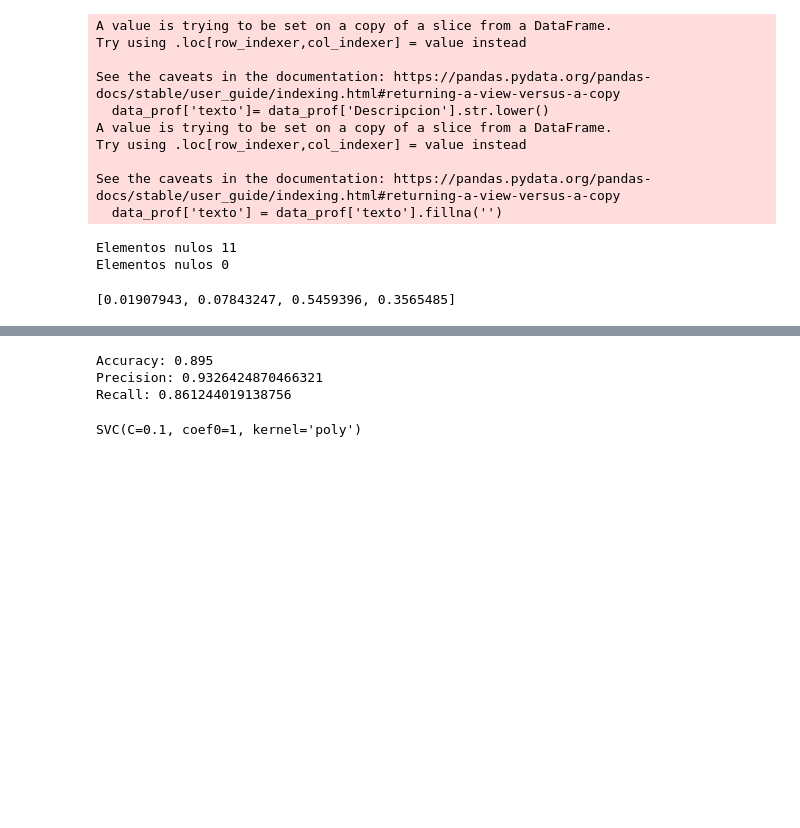
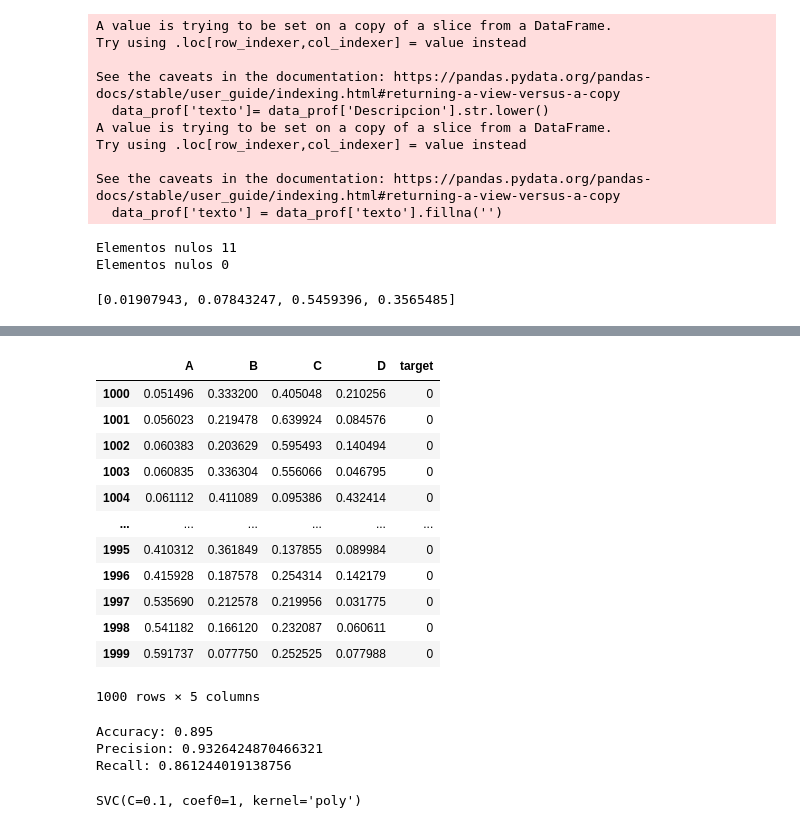
Before and after one commit to johnkbarrera/R2D2, a Jupyter notebook: BancoNacion/Computing data.ipynb, the cells around one changed output, grey strips where cells are left out. Saved outputs shown, nothing was run; the diff lists cells and outputs as text; code cells hidden in the pictures; blank space fills up the shorter version.

```diff
--- a/BancoNacion/Computing data.ipynb
+++ b/BancoNacion/Computing data.ipynb
@@ -480,3 +612,19 @@ df_results.head()
+# %%
+df_results[df_results['target']==0]
+# %% [output]
+|  | A | B | C | D | target |
+| 1000 | 0.051496 | 0.333200 | 0.405048 | 0.210256 | 0 |
+| 1001 | 0.056023 | 0.219478 | 0.639924 | 0.084576 | 0 |
+| 1002 | 0.060383 | 0.203629 | 0.595493 | 0.140494 | 0 |
+| 1003 | 0.060835 | 0.336304 | 0.556066 | 0.046795 | 0 |
+| 1004 | 0.061112 | 0.411089 | 0.095386 | 0.432414 | 0 |
+| ... | ... | ... | ... | ... | ... |
+| 1995 | 0.410312 | 0.361849 | 0.137855 | 0.089984 | 0 |
+| 1996 | 0.415928 | 0.187578 | 0.254314 | 0.142179 | 0 |
+| 1997 | 0.535690 | 0.212578 | 0.219956 | 0.031775 | 0 |
+| 1998 | 0.541182 | 0.166120 | 0.232087 | 0.060611 | 0 |
+| 1999 | 0.591737 | 0.077750 | 0.252525 | 0.077988 | 0 |
+1000 rows × 5 columns
 # %%
 features = np.array(features)
 target = np.array(target)
```
Also changed, not shown: parts of 10 cells of this notebook, 5 other files.
